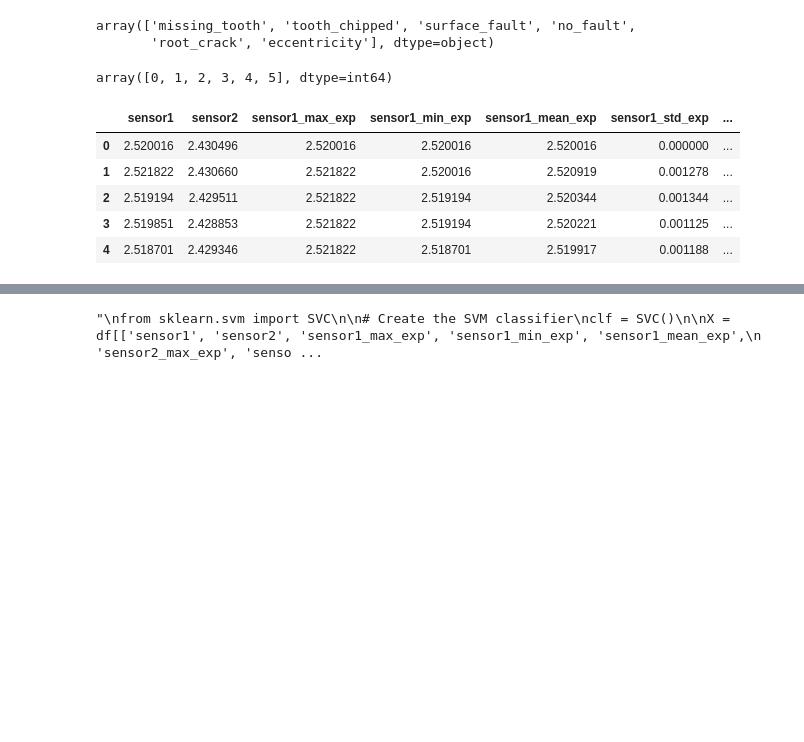
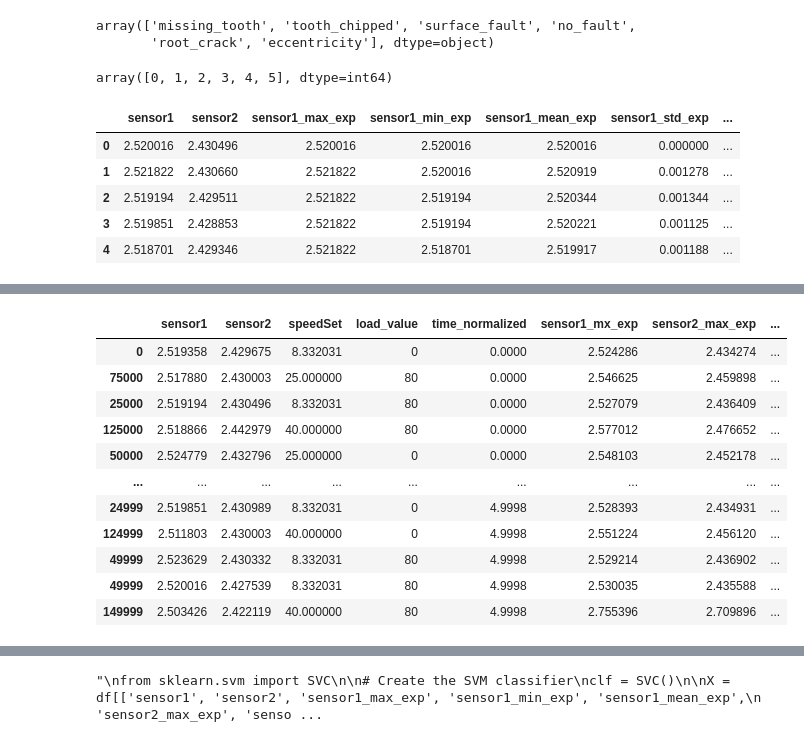
Before and after one commit to robertmunkaci/DataAnalysis, a Jupyter notebook: main.ipynb, the cells around one changed output, grey strips where cells are left out. Saved outputs shown, nothing was run; the diff lists cells and outputs as text; code cells hidden in the pictures; blank space fills up the shorter version.

```diff
--- a/main.ipynb
+++ b/main.ipynb
@@ -487,0 +423,76 @@ weighted avg       0.80      0.81      0.79    180000
+# %%
+import lightgbm as lgb
+from sklearn.model_selection import train_test_split
+from sklearn.metrics import accuracy_score
+from sklearn.preprocessing import StandardScaler
+from sklearn.linear_model import LogisticRegression
+
+print(df_edit.state_expected.unique())
+# Create a Lightgbm model for classification using the df dataset print the accuracy of the model
+X = df_edit[['sensor1', 'sensor2', 'speedSet', 'load_value', 'time_normalized']]
+y = df_edit['state_expected']
+
+X_train, X_test, y_train, y_test = train_test_split(X, y, test_size=0.02, stratify=y)
+X_train, X_val, y_train, y_val = train_test_split(X_train, y_train, test_size=0.01, stratify=y_train)
+# Merge x and y to one dataframe
+X_train['state'] = y_train
+X_test['state'] = y_test
+X_val['state'] = y_val
+
+X_train['sensor1_mx_exp'] = X_train.groupby(['state', 'load_value', 'speedSet']).sensor1.transform(lambda x: x.expanding().max())
+X_train['sensor2_max_exp'] = X_train.groupby(['state', 'load_value', 'speedSet']).sensor2.transform(lambda x: x.expanding().max())
+X_train['sensor1_min_exp'] = X_train.groupby(['state', 'load_value', 'speedSet']).sensor1.transform(lambda x: x.expanding().min())
+X_train['sensor2_min_exp'] = X_train.groupby(['state', 'load_value', 'speedSet']).sensor2.transform(lambda x: x.expanding().min())
+X_train['sensor1_mean_exp'] = X_train.groupby(['state', 'load_value', 'speedSet']).sensor1.transform(lambda x: x.expanding().mean())
+X_train['sensor2_mean_exp'] = X_train.groupby(['state', 'load_value', 'speedSet']).sensor2.transform(lambda x: x.expanding().mean())
+X_train['sensor1_std_exp'] = X_train.groupby(['state', 'load_value', 'speedSet']).sensor1.transform(lambda x: x.expanding().std())
+X_train['sensor2_std_exp'] = X_train.groupby(['state', 'load_value', 'speedSet']).sensor2.transform(lambda x: x.expanding().std())
+
+X_test['sensor1_mx_exp'] = X_test.groupby(['state', 'load_value', 'speedSet']).sensor1.transform(lambda x: x.expanding().max())
+X_test['sensor2_max_exp'] = X_test.groupby(['state', 'load_value', 'speedSet']).sensor2.transform(lambda x: x.expanding().max())
+X_test['sensor1_min_exp'] = X_test.groupby(['state', 'load_value', 'speedSet']).sensor1.transform(lambda x: x.expanding().min())
+X_test['sensor2_min_exp'] = X_test.groupby(['state', 'load_value', 'speedSet']).sensor2.transform(lambda x: x.expanding().min())
+X_test['sensor1_mean_exp'] = X_test.groupby(['state', 'load_value', 'speedSet']).sensor1.transform(lambda x: x.expanding().mean())
+X_test['sensor2_mean_exp'] = X_test.groupby(['state', 'load_value', 'speedSet']).sensor2.transform(lambda x: x.expanding().mean())
+X_test['sensor1_std_exp'] = X_test.groupby(['state', 'load_value', 'speedSet']).sensor1.transform(lambda x: x.expanding().std())
+X_test['sensor2_std_exp'] = X_test.groupby(['state', 'load_value', 'speedSet']).sensor2.transform(lambda x: x.expanding().std())
+
+X_val['sensor1_mx_exp'] = X_val.groupby(['state', 'load_value', 'speedSet']).sensor1.transform(lambda x: x.expanding().max())
+X_val['sensor2_max_exp'] = X_val.groupby(['state', 'load_value', 'speedSet']).sensor2.transform(lambda x: x.expanding().max())
+X_val['sensor1_min_exp'] = X_val.groupby(['state', 'load_value', 'speedSet']).sensor1.transform(lambda x: x.expanding().min())
+X_val['sensor2_min_exp'] = X_val.groupby(['state', 'load_value', 'speedSet']).sensor2.transform(lambda x: x.expanding().min())
+X_val['sensor1_mean_exp'] = X_val.groupby(['state', 'load_value', 'speedSet']).sensor1.transform(lambda x: x.expanding().mean())
+X_val['sensor2_mean_exp'] = X_val.groupby(['state', 'load_value', 'speedSet']).sensor2.transform(lambda x: x.expanding().mean())
+X_val['sensor1_std_exp'] = X_val.groupby(['state', 'load_value', 'speedSet']).sensor1.transform(lambda x: x.expanding().std())
+X_val['sensor2_std_exp'] = X_val.groupby(['state', 'load_value', 'speedSet']).sensor2.transform(lambda x: x.expanding().std())
+
+# Order datasets by time_normalized then y datasets = state and drop column state
+X_train = X_train.sort_values('time_normalized')
+X_test = X_test.sort_values('time_normalized')
+X_val = X_val.sort_values('time_normalized')
+y_train = X_train['state']
+y_test = X_test['state']
+y_val = X_val['state']
+X_train = X_train.drop(columns='state')
+X_test = X_test.drop(columns='state')
+X_val = X_val.drop(columns='state')
+
+display(X_train)
+display(X_test)
+# Replace NaN values with 0
+X_train.fillna(0, inplace=True)
+X_test.fillna(0, inplace=True)
+X_val.fillna(0, inplace=True)
+print(y_val.value_counts())
+scaler = StandardScaler()
+X_train = scaler.fit_transform(X_train)
+X_test = scaler.transform(X_test)
+X_val = scaler.transform(X_val)
+
+log_reg = LogisticRegression(max_iter=100, multi_class='ovr', C=0.1)
+log_reg.fit(X_train, y_train)
+y_pred = log_reg.predict(X_test)
+
+accuracy = accuracy_score(y_test, y_pred)
+print("Accuracy:", accuracy)
+# %% [output]
@@ -487,0 +500,12 @@ weighted avg       0.80      0.81      0.79    180000
+|  | sensor1 | sensor2 | speedSet | load_value | time_normalized | sensor1_mx_exp | sensor2_max_exp | ... |
+| 0 | 2.519358 | 2.429675 | 8.332031 | 0 | 0.0000 | 2.524286 | 2.434274 | ... |
+| 75000 | 2.517880 | 2.430003 | 25.000000 | 80 | 0.0000 | 2.546625 | 2.459898 | ... |
+| 25000 | 2.519194 | 2.430496 | 8.332031 | 80 | 0.0000 | 2.527079 | 2.436409 | ... |
+| 125000 | 2.518866 | 2.442979 | 40.000000 | 80 | 0.0000 | 2.577012 | 2.476652 | ... |
+| 50000 | 2.524779 | 2.432796 | 25.000000 | 0 | 0.0000 | 2.548103 | 2.452178 | ... |
+| ... | ... | ... | ... | ... | ... | ... | ... | ... |
+| 24999 | 2.519851 | 2.430989 | 8.332031 | 0 | 4.9998 | 2.528393 | 2.434931 | ... |
+| 124999 | 2.511803 | 2.430003 | 40.000000 | 0 | 4.9998 | 2.551224 | 2.456120 | ... |
+| 49999 | 2.523629 | 2.430332 | 8.332031 | 80 | 4.9998 | 2.529214 | 2.436902 | ... |
+| 49999 | 2.520016 | 2.427539 | 8.332031 | 80 | 4.9998 | 2.530035 | 2.435588 | ... |
+| 149999 | 2.503426 | 2.422119 | 40.000000 | 80 | 4.9998 | 2.755396 | 2.709896 | ... |
```
Also changed, not shown: parts of 27 cells of this notebook.
